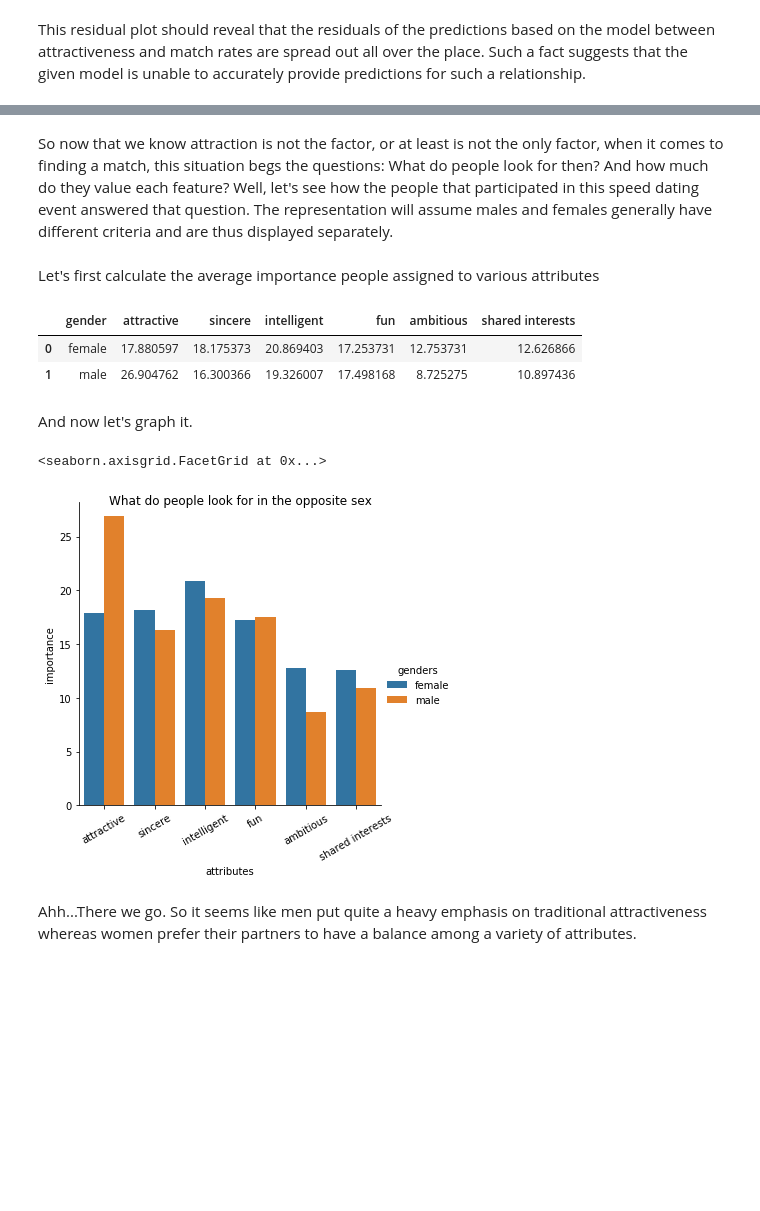
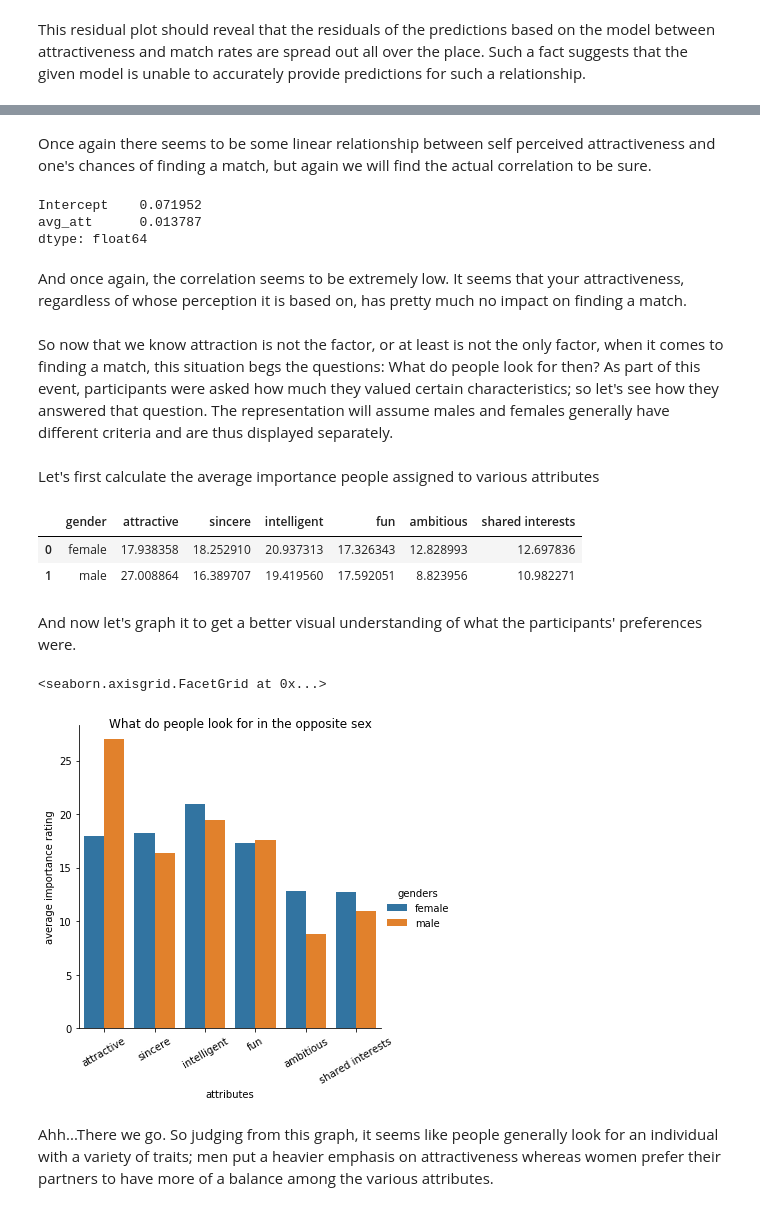
Before and after one commit to egao7/egao7.github.io, a Jupyter notebook: FinalTutorial/Li_Dennis_FinalTutorial.ipynb, the cells around one changed output, grey strips where cells are left out. Drawn from its saved outputs; the diff is of its cells as text; code cells hidden in the pictures; blank space fills up the shorter version.

```diff
--- a/FinalTutorial/Li_Dennis_FinalTutorial.ipynb
+++ b/FinalTutorial/Li_Dennis_FinalTutorial.ipynb
@@ -285,8 +319,25 @@ This residual plot should reveal that the residuals of the predictions based on
+# %% [markdown]
+Once again there seems to be some linear relationship between self perceived attractiveness and one's chances of finding a match, but again we will find the actual correlation to be sure.
+# %%
+# Combine the data from the two separate dataframes into one to make it easier to perform a linear regression
+att_vs_matches_data = {'avg_att':x,'match_percentage':y}
+att_vs_matches = pd.DataFrame(data=att_vs_matches_data)
+
+# Calculate the correlation
+model = ols(formula='match_percentage ~ avg_att', data=att_vs_matches).fit()
+model.params
+# %% [output]
+Intercept    0.071952
+avg_att      0.013787
+dtype: float64
+# %% [markdown]
+And once again, the correlation seems to be extremely low. It seems that your attractiveness, regardless of whose perception it is based on, has pretty much no impact on finding a match.
 # %% [markdown]
-So now that we know attraction is not the factor, or at least is not the only factor, when it comes to finding a match, this situation begs the questions: What do people look for then? And how much do they value each feature? Well, let's see how the people that participated in this speed dating event answered that question. The representation will assume males and females generally have different criteria and are thus displayed separately.
+So now that we know attraction is not the factor, or at least is not the only factor, when it comes to finding a match, this situation begs the questions: What do people look for then? As part of this event, participants were asked how much they valued certain characteristics; so let's see how they answered that question. The representation will assume males and females generally have different criteria and are thus displayed separately.
 # %% [markdown]
 Let's first calculate the average importance people assigned to various attributes
 # %%
+# We are creating a new dataframe, so we will need to do a little tidying first
 preferences = dating_info[['iid', 'gender','attr1_1','sinc1_1','intel1_1','fun1_1','amb1_1','shar1_1']]
 
 # Remove any missing entries
@@ -298,13 +349,13 @@ preferences = preferences[pd.notnull(preferences['fun1_1'])]
 preferences = preferences[pd.notnull(preferences['amb1_1'])]
 preferences = preferences[pd.notnull(preferences['shar1_1'])]
 
-# Convert columns from floats to ints for easier analysis
-preferences = preferences.assign(attr1_1=preferences['attr1_1'].astype(int))
-preferences = preferences.assign(sinc1_1=preferences['sinc1_1'].astype(int))
-preferences = preferences.assign(intel1_1=preferences['intel1_1'].astype(int))
-preferences = preferences.assign(fun1_1=preferences['fun1_1'].astype(int))
-preferences = preferences.assign(amb1_1=preferences['amb1_1'].astype(int))
-preferences = preferences.assign(shar1_1=preferences['shar1_1'].astype(int))
+# # Convert columns from floats to ints for easier analysis
+# preferences = preferences.assign(attr1_1=preferences['attr1_1'].astype(int))
+# preferences = preferences.assign(sinc1_1=preferences['sinc1_1'].astype(int))
+# preferences = preferences.assign(intel1_1=preferences['intel1_1'].astype(int))
+# preferences = preferences.assign(fun1_1=preferences['fun1_1'].astype(int))
+# preferences = preferences.assign(amb1_1=preferences['amb1_1'].astype(int))
+# preferences = preferences.assign(shar1_1=preferences['shar1_1'].astype(int))
 
 # Rename columns for better readability
 preferences = preferences.rename(index=str, columns={"attr1_1":"attractive", "sinc1_1":"sincere", "intel1_1":"intelligent",
@@ -315,49 +366,54 @@ preferences = preferences.groupby('iid')
 preferences = preferences.head(1)
 
 # Calculate averages for each gender
-preferences = preferences.groupby(['gender'])
-preferences = preferences.mean().reset_index()
+preferences_grouped = preferences.groupby(['gender'])
+avg_preferences = preferences_grouped.mean().reset_index()
 
 # Drop the unneeded column
-preferences.drop(['iid'], axis=1, inplace=True)
+avg_preferences.drop(['iid'], axis=1, inplace=True)
 
 # Decode genders for increased readability
 genders = []
-for index, row in preferences.iterrows():
+for index, row in avg_preferences.iterrows():
     gender_code = row['gender']
     gender = gender_codes[gender_code]
     genders.append(gender)
 
-preferences = preferences.assign(gender=genders)
+avg_preferences = avg_preferences.assign(gender=genders)
 
-preferences
+avg_preferences
 # %% [output]
 |  | gender | attractive | sincere | intelligent | fun | ambitious | shared interests |
-| 0 | female | 17.880597 | 18.175373 | 20.869403 | 17.253731 | 12.753731 | 12.626866 |
-| 1 | male | 26.904762 | 16.300366 | 19.326007 | 17.498168 | 8.725275 | 10.897436 |
+| 0 | female | 17.938358 | 18.252910 | 20.937313 | 17.326343 | 12.828993 | 12.697836 |
+| 1 | male | 27.008864 | 16.389707 | 19.419560 | 17.592051 | 8.823956 | 10.982271 |
 # %% [markdown]
-And now let's graph it.
+And now let's graph it to get a better visual understanding of what the participants' preferences were.
 # %%
-temp = preferences.drop(['gender'], axis=1)
+# Create a holder dataframe without the gender column as that is not one of the attributes that will be considered
+temp = avg_preferences.drop(['gender'], axis=1)
 
+# Transpose the data about attribute preferences in order to create a catplot of the data later on
 columns = list(temp)
 attributes = []
 gender = []
 values = []
-for index, row in preferences.iterrows():
+for index, row in avg_preferences.iterrows():
     attributes = attributes + columns
     gender = gender + [row['gender']]*len(columns)
     values = values + list(temp.iloc[index])
 
-d = {'attributes':attributes,'genders':gender,'importance':values}
+# Create a dataframe based on the transposed data. Feel free to print the contents of this dataframe to see how the new dataframe
+# organizes the original data
+d = {'attributes':attributes,'genders':gender,'average importance rating':values}
 df = pd.DataFrame(data=d)
 
-plot = sns.catplot(x='attributes', y='importance', hue='genders', data=df, kind='bar')
+# Create the double barplot, or catplot, of the preferences between the genders
+plot = sns.catplot(x='attributes', y='average importance rating', hue='genders', data=df, kind='bar')
 plot.fig.suptitle("What do people look for in the opposite sex")
 plot.set_xticklabels(rotation=30)
 plot
 # %% [output]
 <seaborn.axisgrid.FacetGrid at 0x...>
-[figure, old version]
+[figure, new version]
 # %% [markdown]
-Ahh...There we go. So it seems like men put quite a heavy emphasis on traditional attractiveness whereas women prefer their partners to have a balance among a variety of attributes.
+Ahh...There we go. So judging from this graph, it seems like people generally look for an individual with a variety of traits; men put a heavier emphasis on attractiveness whereas women prefer their partners to have more of a balance among the various attributes.
```
Also changed, not shown: parts of 46 cells of this notebook.
